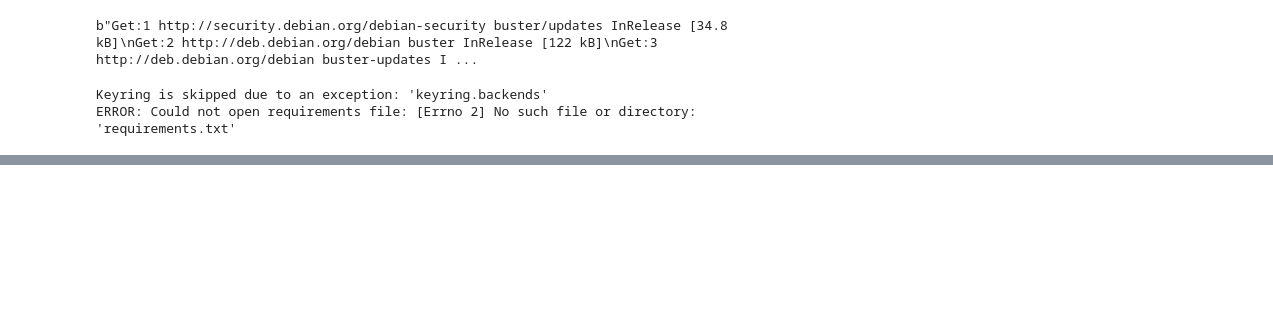
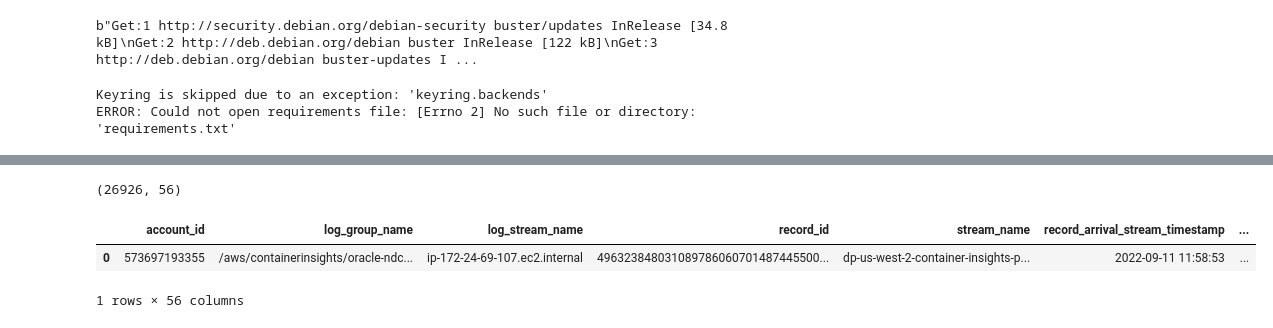
Before and after one commit to DISHDevEx/eks-ml-pipeline, a Jupyter notebook: eks_ml_pipeline/test_inference.ipynb, the cells around one changed output, grey strips where cells are left out. Cells and saved outputs as stored; diff of their text form; code cells hidden in the pictures; blank space fills up the shorter version.

Commit message:
read inference data from s3

```diff
--- a/eks_ml_pipeline/test_inference.ipynb
+++ b/eks_ml_pipeline/test_inference.ipynb
@@ -79,0 +116,9 @@ sampling_column = "InstanceId" #add to input function pod_id for pod data
+# %%
+df = pd.read_parquet('s3://dish-5g.core.pd.g.dp.eks.logs.e/inference_data/Node/Node_2022_9_11_12.parquet')
+print(df.shape)
+df.head(1)
+# %% [output]
+(26926, 56)
+|  | account_id | log_group_name | log_stream_name | record_id | stream_name | record_arrival_stream_timestamp | ... |
+| 0 | 573697193355 | /aws/containerinsights/oracle-ndc... | ip-172-24-69-107.ec2.internal | 496323848031089786060701487445500... | dp-us-west-2-container-insights-p... | 2022-09-11 11:58:53 | ... |
+1 rows × 56 columns
```
Also changed, not shown: parts of 13 cells of this notebook, 2 other files.
